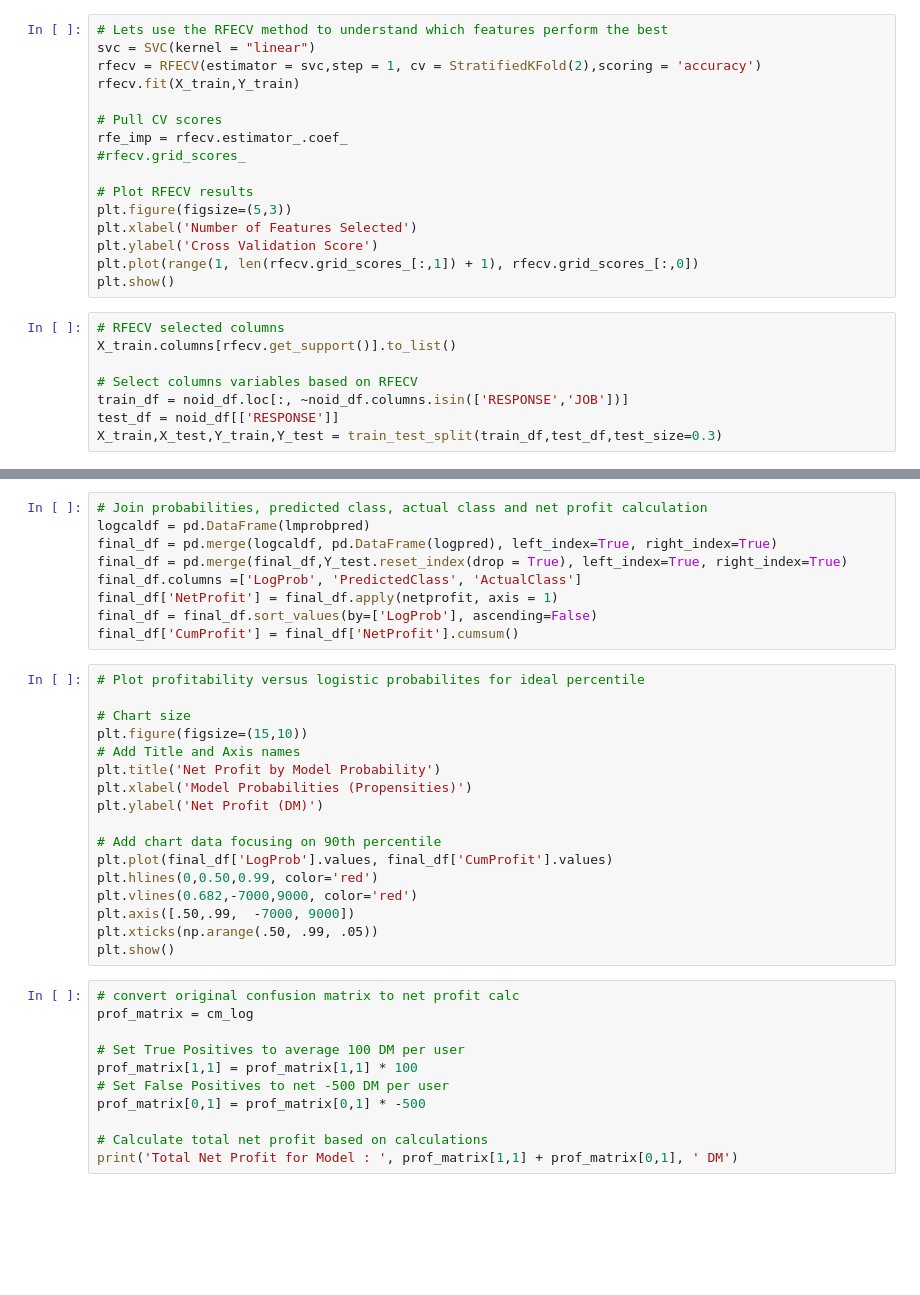
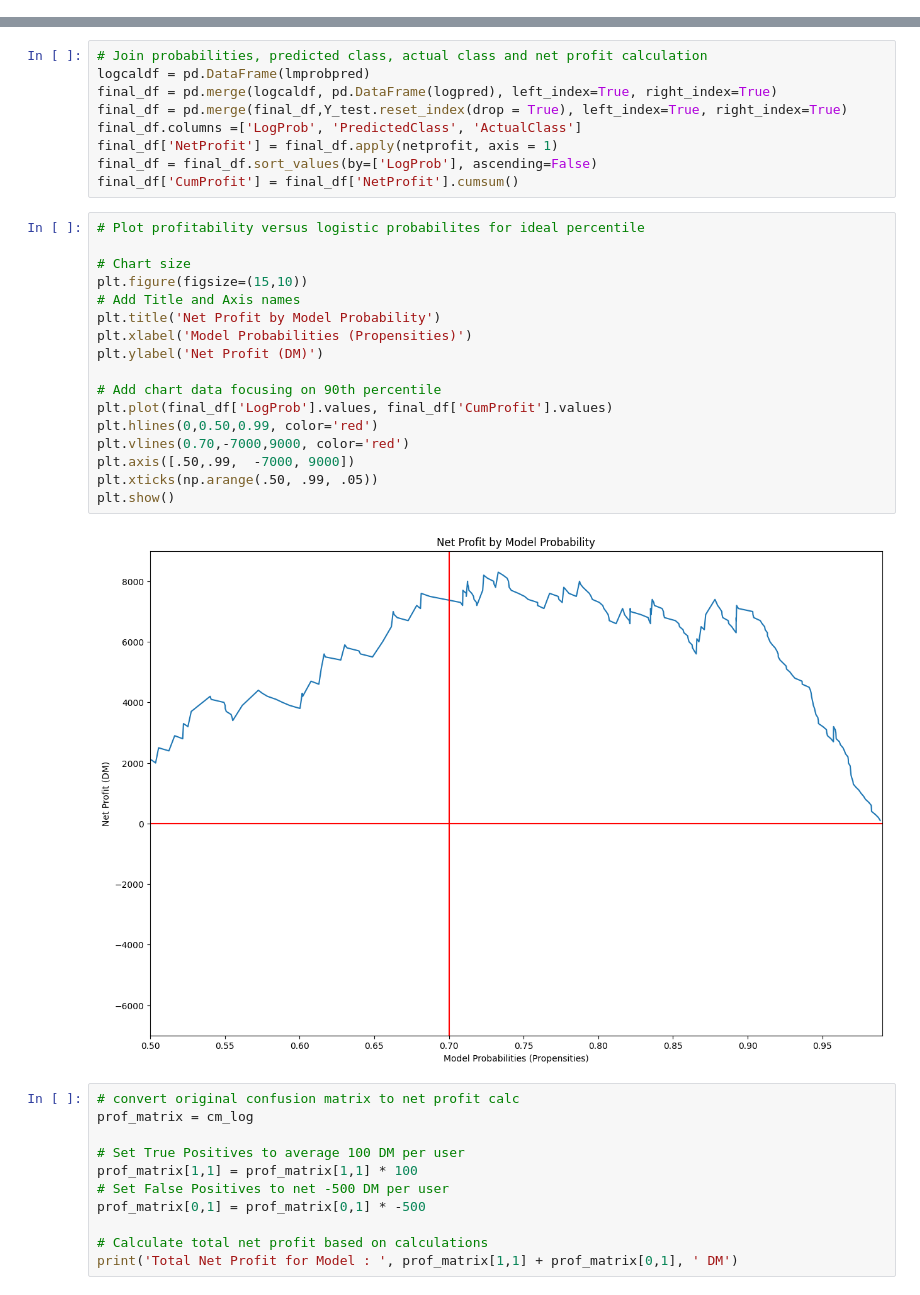
Before and after one commit to pyrds/FranklinU, a Jupyter notebook: Final-Project.ipynb, the cells around one changed output, grey strips where cells are left out. Drawn from its saved outputs; the diff is of its cells as text; blank space fills up the shorter version.

```diff
--- a/Final-Project.ipynb
+++ b/Final-Project.ipynb
@@ -163,24 +171,0 @@ X_train.head()
-# %%
-# Lets use the RFECV method to understand which features perform the best
-svc = SVC(kernel = "linear")
-rfecv = RFECV(estimator = svc,step = 1, cv = StratifiedKFold(2),scoring = 'accuracy')
-rfecv.fit(X_train,Y_train)
-
-# Pull CV scores
-rfe_imp = rfecv.estimator_.coef_
-#rfecv.grid_scores_
-
-# Plot RFECV results
-plt.figure(figsize=(5,3))
-plt.xlabel('Number of Features Selected')
-plt.ylabel('Cross Validation Score')
-plt.plot(range(1, len(rfecv.grid_scores_[:,1]) + 1), rfecv.grid_scores_[:,0])
-plt.show()
-# %%
-# RFECV selected columns
-X_train.columns[rfecv.get_support()].to_list()
-
-# Select columns variables based on RFECV
-train_df = noid_df.loc[:, ~noid_df.columns.isin(['RESPONSE','JOB'])]
-test_df = noid_df[['RESPONSE']]
-X_train,X_test,Y_train,Y_test = train_test_split(train_df,test_df,test_size=0.3)
@@ -265,20 +297,22 @@ final_df['CumProfit'] = final_df['NetProfit'].cumsum()
 # %%
 # Plot profitability versus logistic probabilites for ideal percentile
 
 # Chart size
 plt.figure(figsize=(15,10))
 # Add Title and Axis names
 plt.title('Net Profit by Model Probability')
 plt.xlabel('Model Probabilities (Propensities)')
 plt.ylabel('Net Profit (DM)')
 
 # Add chart data focusing on 90th percentile
 plt.plot(final_df['LogProb'].values, final_df['CumProfit'].values)
 plt.hlines(0,0.50,0.99, color='red')
-plt.vlines(0.682,-7000,9000, color='red')
+plt.vlines(0.70,-7000,9000, color='red')
 plt.axis([.50,.99,  -7000, 9000])
 plt.xticks(np.arange(.50, .99, .05))
 plt.show()
+# %% [output]
+[figure, added]
 # %%
 # convert original confusion matrix to net profit calc
 prof_matrix = cm_log
```
Also changed, not shown: parts of 10 cells of this notebook.
